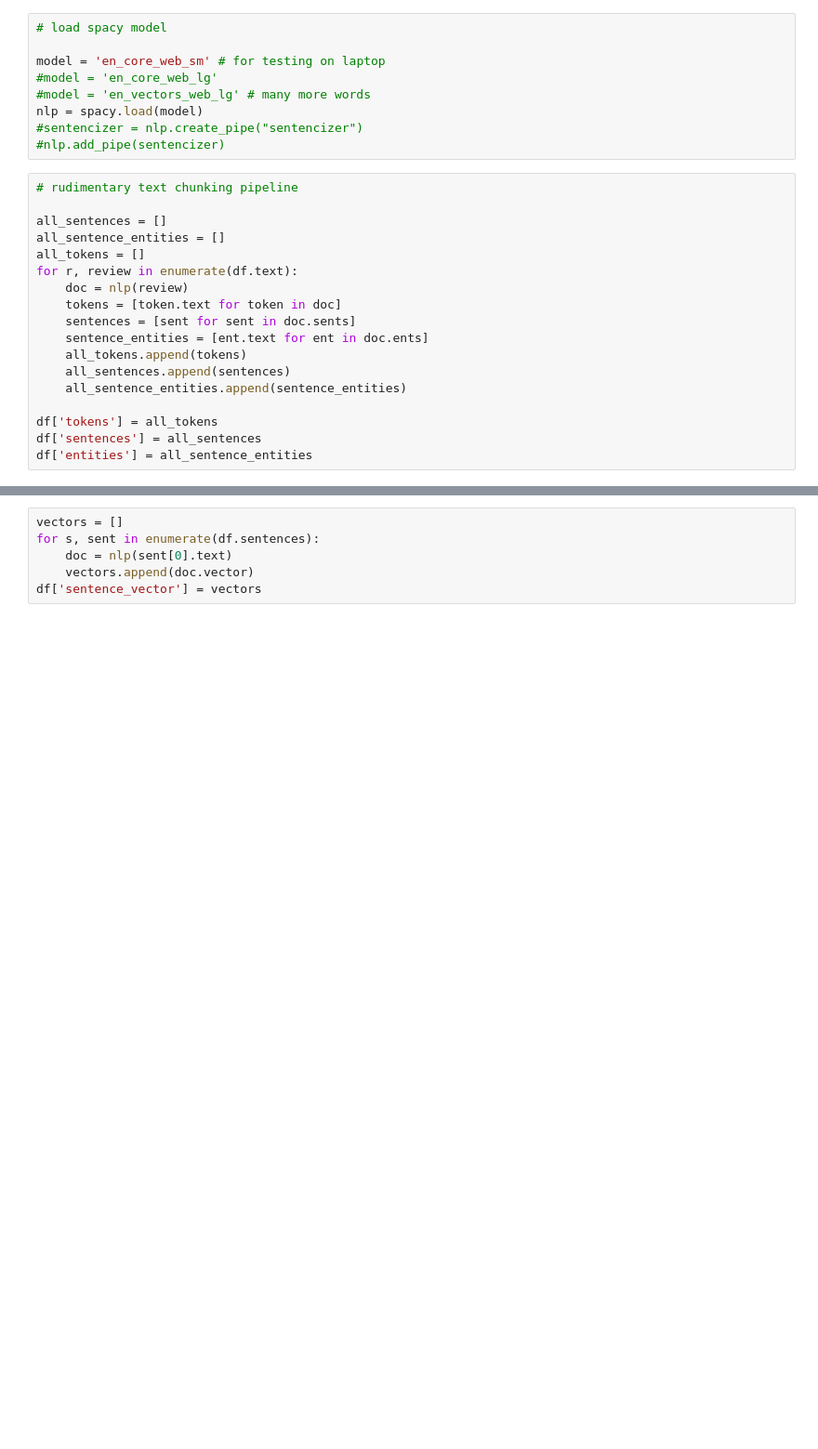
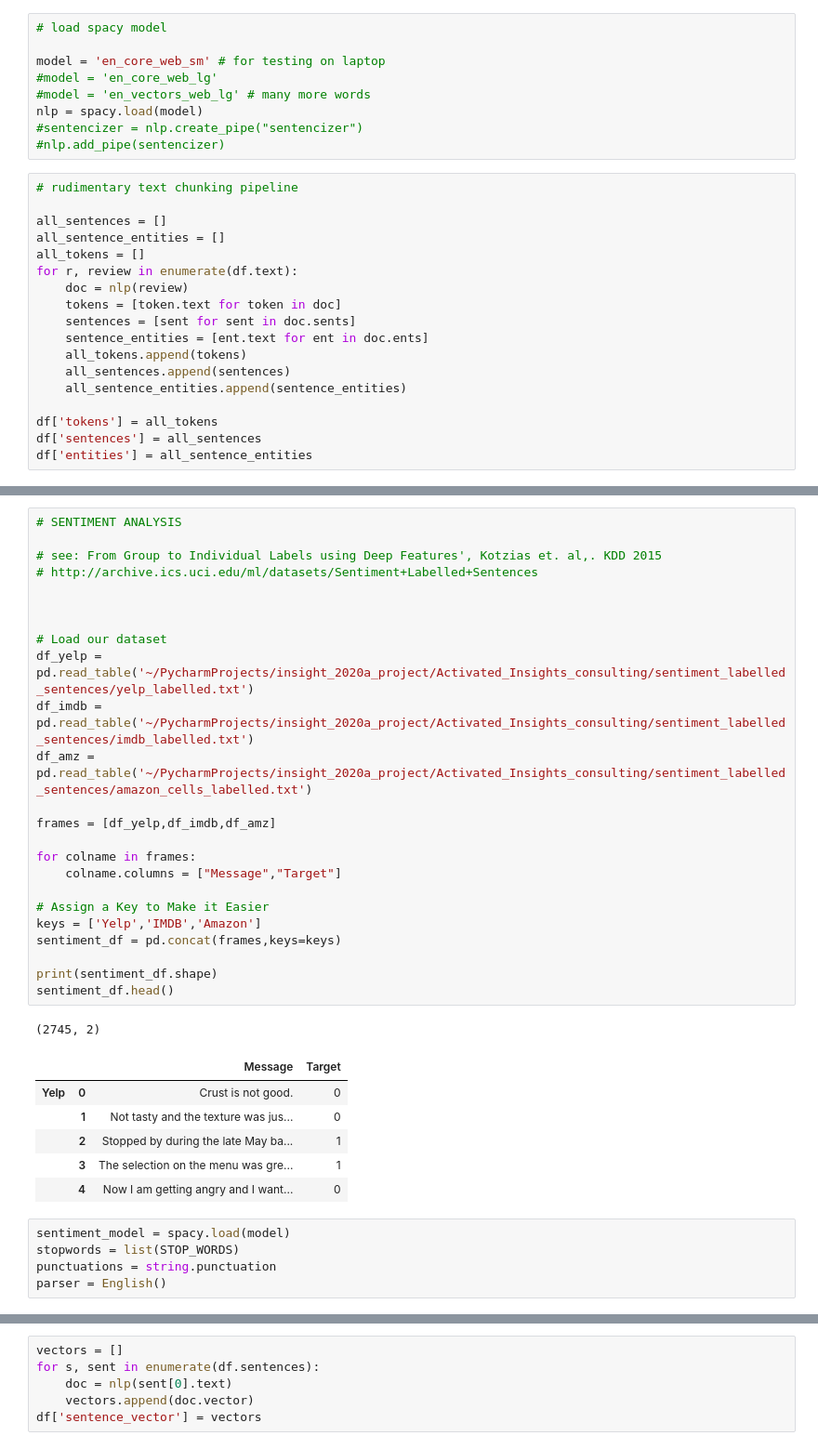
Before and after one commit to mtv2101/insight_2020a_project, a Jupyter notebook: Activated_Insights_consulting/topic_model_prototyping.ipynb, the cells around one changed output, grey strips where cells are left out. Shown at 93% size. Cells and saved outputs as stored; diff of their text form; blank space fills up the shorter version.

```diff
--- a/Activated_Insights_consulting/topic_model_prototyping.ipynb
+++ b/Activated_Insights_consulting/topic_model_prototyping.ipynb
@@ -93,0 +171,37 @@ MemoryError: Unable to allocate array with shape (321291300,) and data type floa
+# %%
+# SENTIMENT ANALYSIS
+
+# see: From Group to Individual Labels using Deep Features', Kotzias et. al,. KDD 2015
+# http://archive.ics.uci.edu/ml/datasets/Sentiment+Labelled+Sentences
+
+
+
+# Load our dataset
+df_yelp = pd.read_table('~/PycharmProjects/insight_2020a_project/Activated_Insights_consulting/sentiment_labelled_sentences/yelp_labelled.txt')
+df_imdb = pd.read_table('~/PycharmProjects/insight_2020a_project/Activated_Insights_consulting/sentiment_labelled_sentences/imdb_labelled.txt')
+df_amz = pd.read_table('~/PycharmProjects/insight_2020a_project/Activated_Insights_consulting/sentiment_labelled_sentences/amazon_cells_labelled.txt')
+
+frames = [df_yelp,df_imdb,df_amz]
+
+for colname in frames:
+    colname.columns = ["Message","Target"]
+
+# Assign a Key to Make it Easier
+keys = ['Yelp','IMDB','Amazon']
+sentiment_df = pd.concat(frames,keys=keys)
+
+print(sentiment_df.shape)
+sentiment_df.head()
+# %% [output]
+(2745, 2)
+|  |  | Message | Target |
+| Yelp | 0 | Crust is not good. | 0 |
+|  | 1 | Not tasty and the texture was jus... | 0 |
+|  | 2 | Stopped by during the late May ba... | 1 |
+|  | 3 | The selection on the menu was gre... | 1 |
+|  | 4 | Now I am getting angry and I want... | 0 |
+# %%
+sentiment_model = spacy.load(model)
+stopwords = list(STOP_WORDS)
+punctuations = string.punctuation
+parser = English()
```
Also changed, not shown: parts of 22 cells of this notebook.
